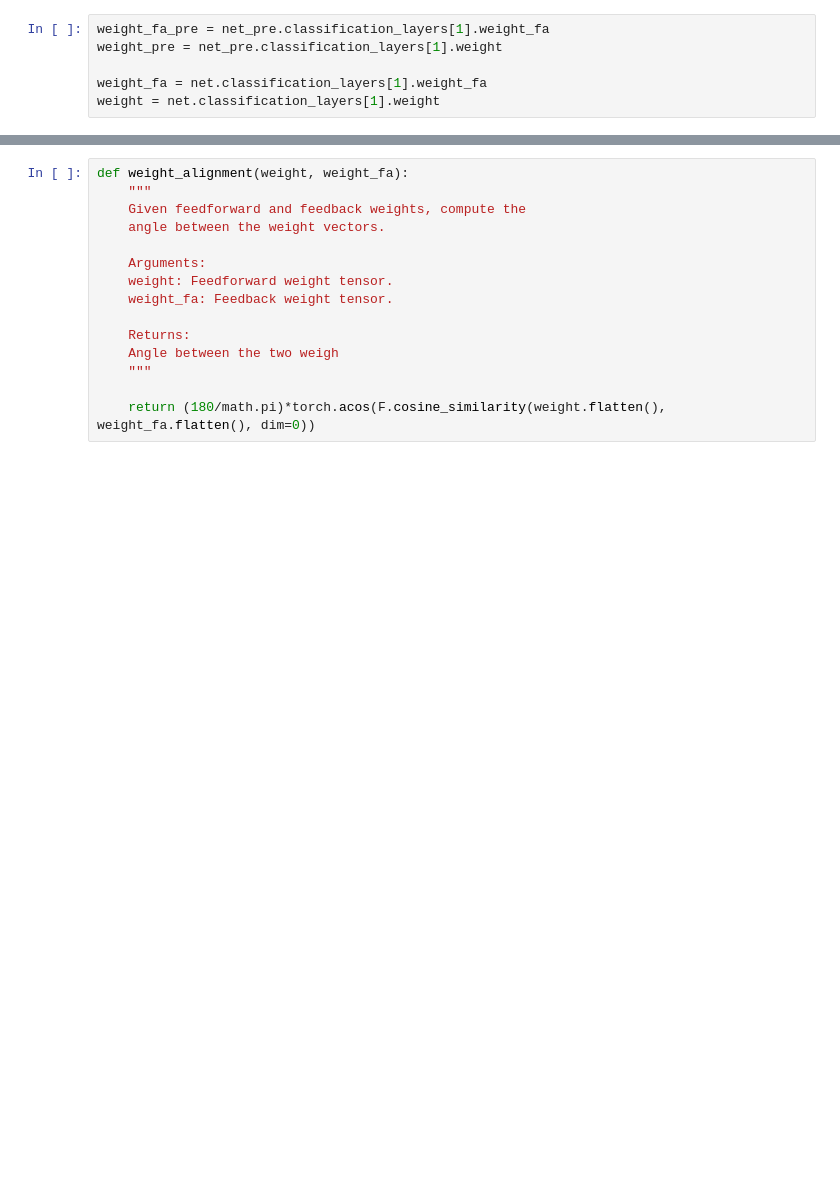
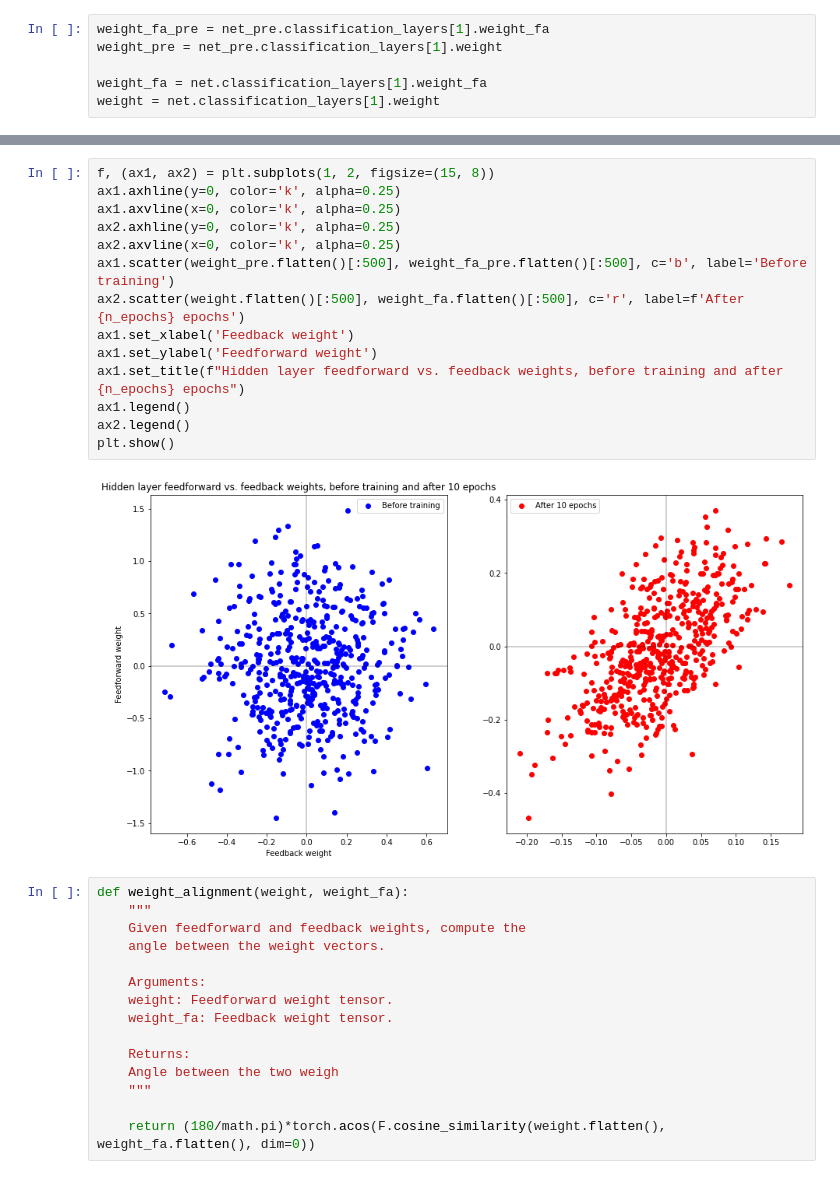
Before and after one commit to jordan-g/Burstprop, a Jupyter notebook: mnist_demo.ipynb, the cells around one changed output, grey strips where cells are left out. Cells and saved outputs as stored; diff of their text form; blank space fills up the shorter version.

```diff
--- a/mnist_demo.ipynb
+++ b/mnist_demo.ipynb
@@ -59,3 +63,19 @@ fig.show()
+# %%
+f, (ax1, ax2) = plt.subplots(1, 2, figsize=(15, 8))
+ax1.axhline(y=0, color='k', alpha=0.25)
+ax1.axvline(x=0, color='k', alpha=0.25)
+ax2.axhline(y=0, color='k', alpha=0.25)
+ax2.axvline(x=0, color='k', alpha=0.25)
+ax1.scatter(weight_pre.flatten()[:500], weight_fa_pre.flatten()[:500], c='b', label='Before training')
+ax2.scatter(weight.flatten()[:500], weight_fa.flatten()[:500], c='r', label=f'After {n_epochs} epochs')
+ax1.set_xlabel('Feedback weight')
+ax1.set_ylabel('Feedforward weight')
+ax1.set_title(f"Hidden layer feedforward vs. feedback weights, before training and after {n_epochs} epochs")
+ax1.legend()
+ax2.legend()
+plt.show()
+# %% [output]
+[figure, added]
 # %%
 def weight_alignment(weight, weight_fa):
     """
```
Also changed, not shown: parts of 7 cells of this notebook, 1 other file.
